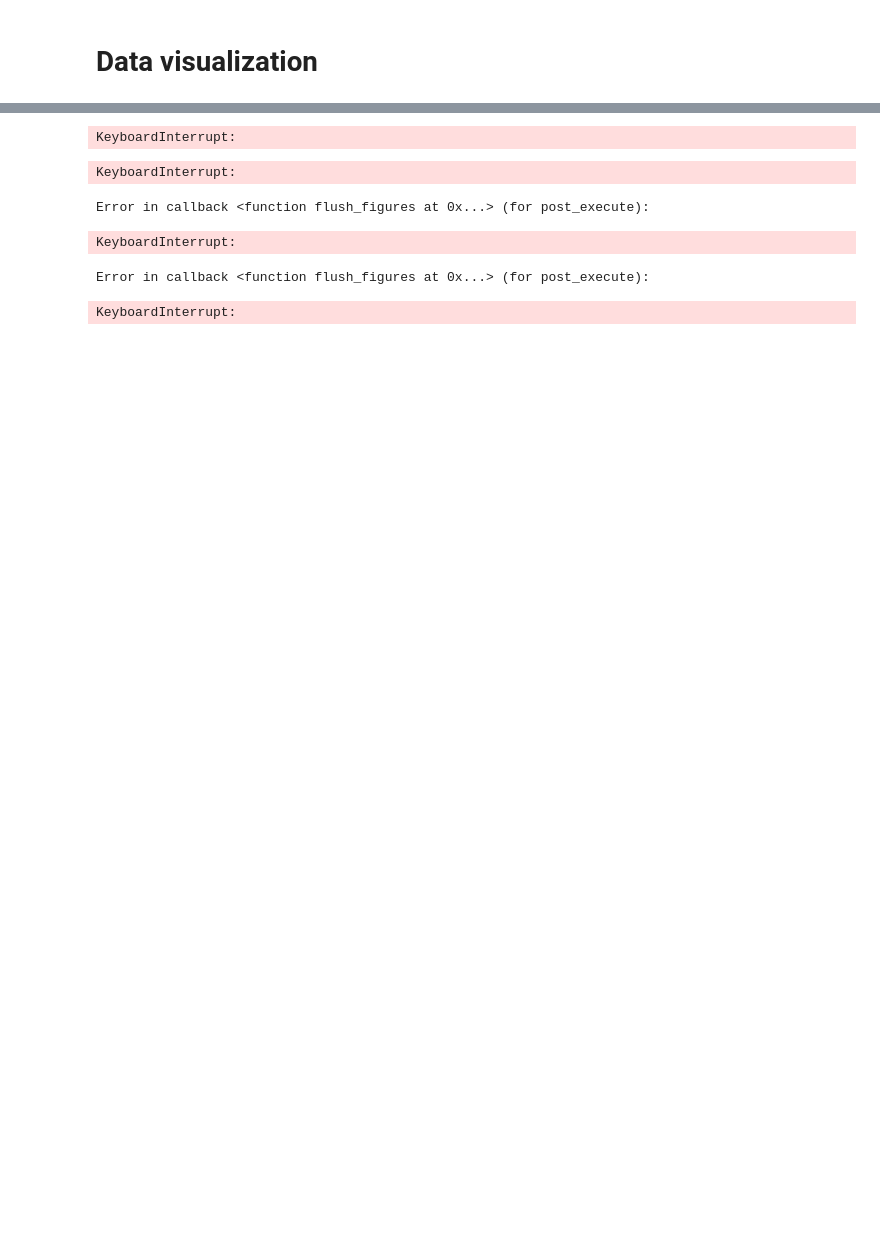
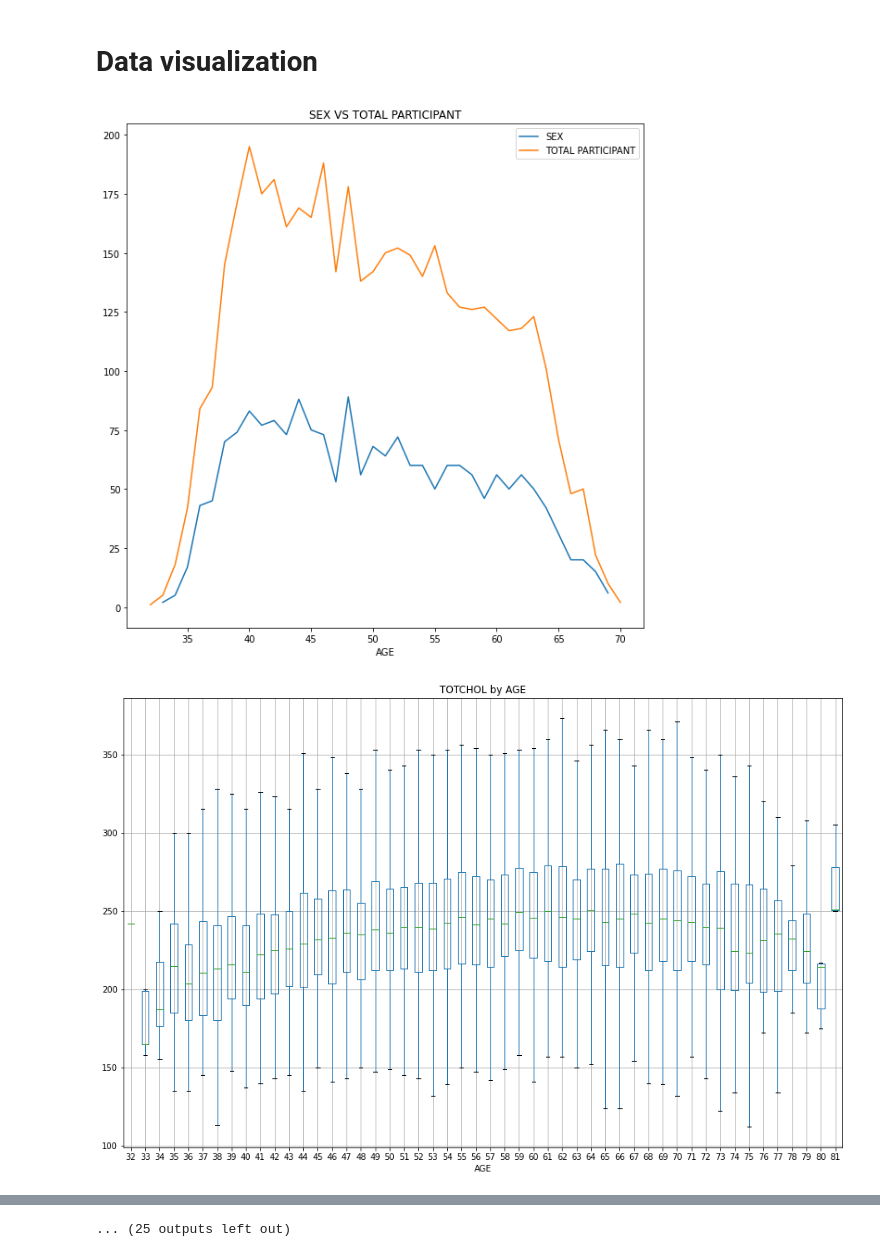
Before and after one commit to ninous-dev/heart-prediction, a Jupyter notebook: Data_analysis.ipynb, the cells around one changed output, grey strips where cells are left out. Saved outputs shown, nothing was run; the diff lists cells and outputs as text; code cells hidden in the pictures; blank space fills up the shorter version.

Commit message:
4 [WIP][VISUALIZATION] improve data visualization
DONE :
    - Adapt data visualization for each column data

TODO :
    - Make hypothesis

issue number : #4

```diff
--- a/Data_analysis.ipynb
+++ b/Data_analysis.ipynb
@@ -4,7 +5,7 @@ from IPython.display import display
 # %% [markdown]
 # **Import Data**
 # %%
-data = pd.read_csv("frmgham2.csv")
+data = pd.read_csv("datas/frmgham2.csv")
 # %%
 data
 # %% [output]
@@ -193,16 +121,34 @@ woman_period_3.describe().loc[:, woman_period_3.columns != 'SEX']
 # Data visualization
 # %%
 no_need_to_visualized = ['AGE', 'RANDID']
-binary_values = ['CURSMOKE', 'SEX', 'DIABETES', 'CURSMOKE']
+binary_values = ['CURSMOKE', 'SEX', 'DIABETES', 'BPMEDS', 'PREVAP', 'PREVCHD', 'PREVMI', 'PREVSTRK', 'PREVHYP', 'ANGINA', 'HOSPMI', 'MI_FCHD', 'ANYCHD', 'STROKE', 'CVD', 'HYPERTEN', 'DEATH']
+bar_visualization = ['PERIOD']
+time_data = ['TIME', 'TIMEAP', 'TIMEMI', 'TIMEMIFC', 'TIMECHD', 'TIMESTRK', 'TIMECVD', 'TIMEHYP', 'TIMEDTH']
 
 for col_names in data.columns:
     if col_names in no_need_to_visualized:
         continue
+
     elif col_names in binary_values:
+        binary_data = data.loc[(data.PERIOD == 1), ['AGE', col_names] ]
+        ax = binary_data[binary_data[col_names] == 1].groupby('AGE').count().plot()
+        binary_data.groupby('AGE').count().plot(ax=ax, title=col_names + " VS TOTAL PARTICIPANT", label="x", figsize=(10, 10))
+        ax.legend([col_names, "TOTAL PARTICIPANT"])
 
-        ## TODO
-        sex_data = data.loc[(data.PERIOD == 1), ['AGE', 'CURSMOKE'] ]
-sex_data.groupby('AGE').count().plot()
+    elif col_names in bar_visualization:
+        bar_visualization_data = data.loc[:, ['AGE', 'PERIOD'] ]
+        ax = bar_visualization_data.groupby('PERIOD').count().plot(figsize=(5, 5), kind='bar')
+        ax.legend(["Participant"])
+
+    elif col_names in time_data:
+        data.loc[:, ['PERIOD', col_names] ].boxplot(column=[col_names], by='PERIOD', figsize=(10, 10), showfliers=False)
+        plt.title(col_names + " by PERIOD")
+        plt.suptitle('')
+
     else:
-        data.plot(x='AGE', y=col_names, style='o')
+        data.loc[:, ['AGE', col_names] ].boxplot(column=[col_names], by='AGE', figsize=(15, 10), showfliers=False)
+        plt.title(col_names + " by AGE")
+        plt.suptitle('')
 # %% [output]
+[figure, added]
+[figure, added]
@@ -209,6 +165 @@ sex_data.groupby('AGE').count().plot()
-KeyboardInterrupt:
+... (25 outputs left out)
-KeyboardInterrupt:
-Error in callback <function flush_figures at 0x...> (for post_execute):
-KeyboardInterrupt:
-Error in callback <function flush_figures at 0x...> (for post_execute):
-KeyboardInterrupt:
```
Also changed, not shown: parts of 10 cells of this notebook.
